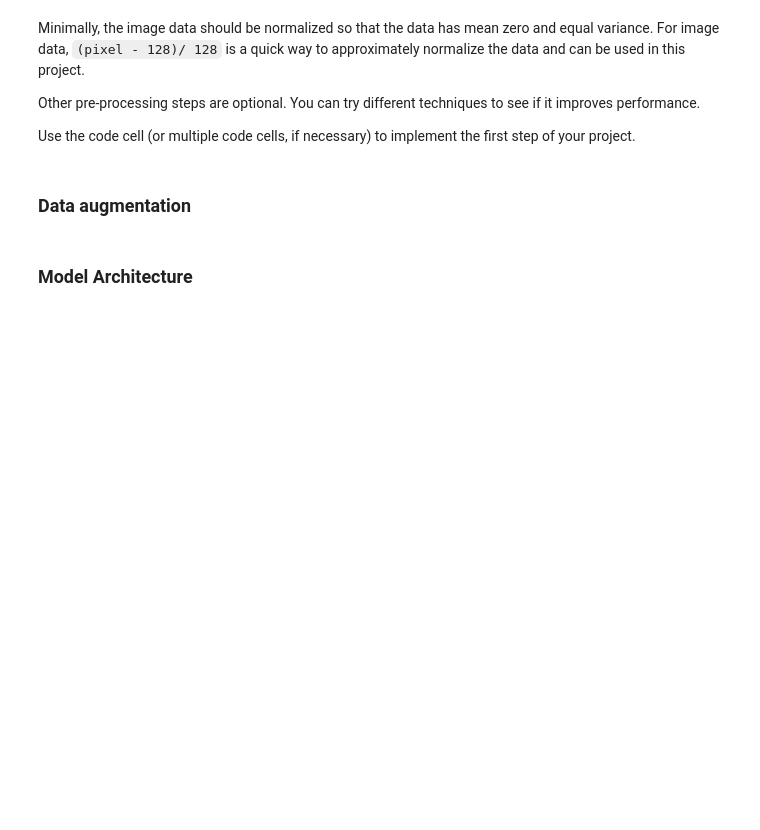
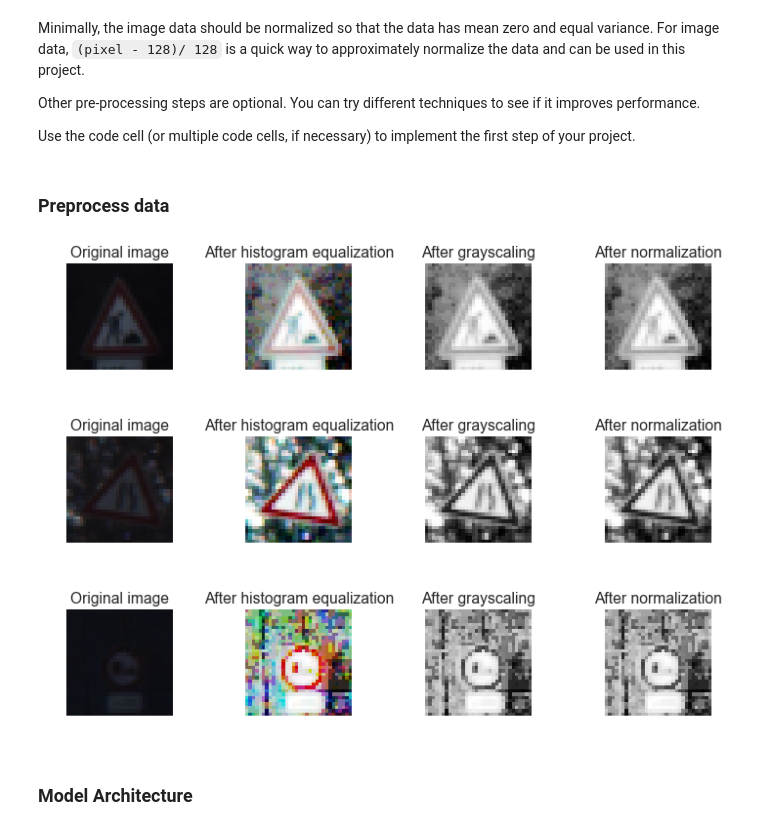
Before and after one commit to gdangelo/CarND-Traffic-Sign-Classifier-Project, a Jupyter notebook: Traffic_Sign_Classifier.ipynb, the cells around one changed output. Saved outputs shown, nothing was run; the diff lists cells and outputs as text; code cells hidden in the pictures; blank space fills up the shorter version.

Commit message:
feat: Display and save an image example after preprocessing it

```diff
--- a/Traffic_Sign_Classifier.ipynb
+++ b/Traffic_Sign_Classifier.ipynb
@@ -278,7 +278,6 @@ Use the code cell (or multiple code cells, if necessary) to implement the first
 import cv2
 
 def normalize(data):
-    #return np.array((data - 128) / 128)
     return np.array(data/255. - .5)
 
 def grayscale(data):
@@ -294,12 +293,43 @@ def hist_equalization(data):
         equalized.append(img)
     return np.array(equalized)
 
-def preprocess_data(data):
+def preprocess_data(dataset_name, data):
+    index = np.random.randint(0, len(data))
+    plt.figure(figsize=(10,10))
+
+    # 0. Original image
+    plt.subplot(1, 4, 1)
+    plt.imshow(data[index])
+    plt.axis('off')
+    plt.title('Original image')
+
+    # 1. Apply histogram normalization
     result = hist_equalization(data)
+    plt.subplot(1, 4, 2)
+    plt.imshow(result[index])
+    plt.axis('off')
+    plt.title('After histogram equalization')
+
+    # 2. Convert image to grayscale
     result = grayscale(result)
-    return normalize(result)
+    plt.subplot(1, 4, 3)
+    plt.imshow(result[index].squeeze(), cmap="gray")
+    plt.axis('off')
+    plt.title('After grayscaling')
+
+    # 3. Normalize image
+    result = normalize(result)
+    plt.subplot(1, 4, 4)
+    plt.imshow(result[index].squeeze(), cmap="gray")
+    plt.axis('off')
+    plt.title('After normalization')
+
+    plt.tight_layout()
+    plt.savefig('plots/' + dataset_name + '_preprocessing.png', bbox_inches='tight')
+
+    return result
-# %% [markdown]
-### Data augmentation
+# %% [markdown]
+### Preprocess data
 # %%
 from sklearn.utils import shuffle
 
@@ -317,36 +347,40 @@ def transform_image(image):
     tr_x = image.shape[0]*np.random.uniform()/6
     tr_y = image.shape[1]*np.random.uniform()/6
     # Generate translation matrix
     translation_matrix = np.float32([[1, 0, tr_x],[0, 1, tr_y]])
 
     ### 3. Apply affine transformations
     new_image = cv2.warpAffine(src=image, M=rotation_matrix, dsize=(image.shape[1], image.shape[0]))
     new_image = cv2.warpAffine(src=new_image, M=translation_matrix, dsize=(image.shape[1], image.shape[0]))
 
     return new_image
 
 def augment_data(X_data, y_data, num_new_data=5):
     X_new_data = []
     y_new_data = []
     # For each image in dataset...
     for i in range(len(X_data)):
         # Original image
         #X_new_data.append(X_data[i])
         #y_new_data.append(y_data[i])
         # ...generate 5 ('num_new_data') new transformed & preprocessed images
         for j in range(num_new_data):
             new_image = transform_image(X_data[i])
             X_new_data.append(new_image)
             y_new_data.append(y_data[i])
 
     return np.array(X_new_data), np.array(y_new_data)
 
 # Augment training dataset
 #X_train, y_train = augment_data(X_train, y_train)
 # Preprocess every dataset
-X_train = preprocess_data(X_train)
-X_valid = preprocess_data(X_valid)
-X_test = preprocess_data(X_test)
+X_train = preprocess_data('Training', X_train)
+X_valid = preprocess_data('Validation', X_valid)
+X_test = preprocess_data('Test', X_test)
+# %% [output]
+[figure, added]
+[figure, added]
+[figure, added]
 # %% [markdown]
 ### Model Architecture
 # %% [markdown]
```
Also changed, not shown: 3 other files.
